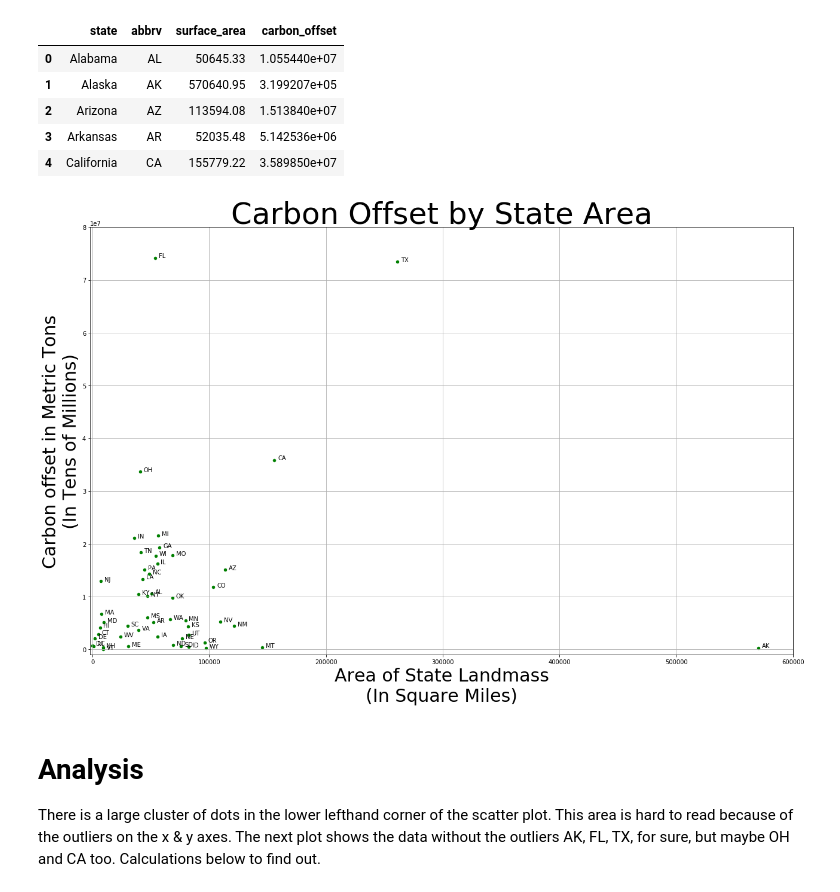
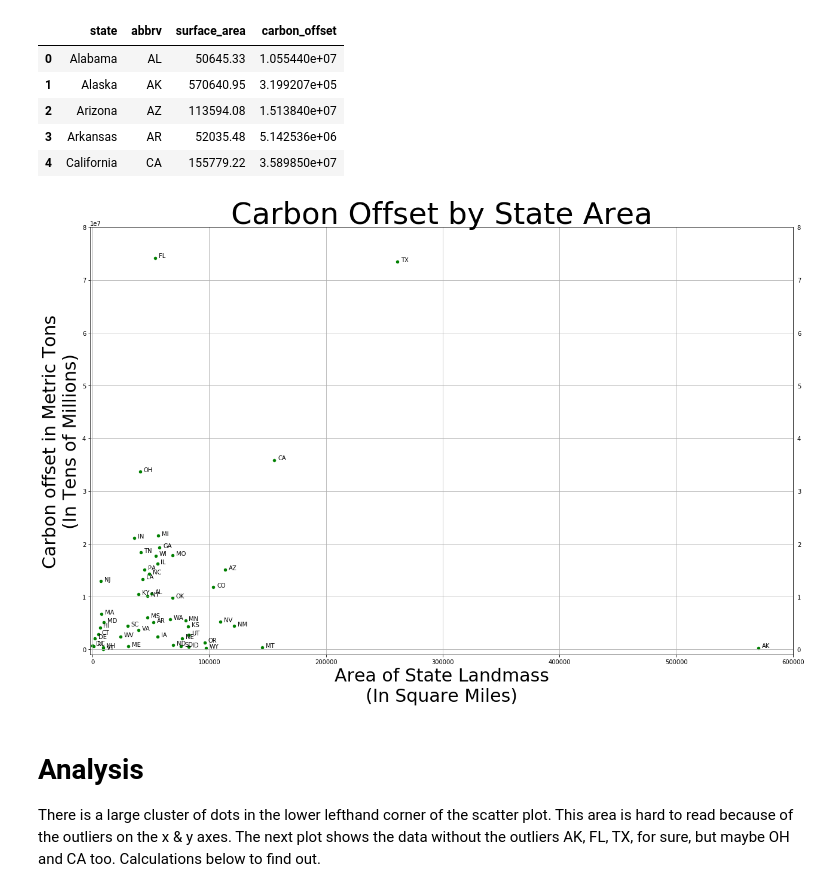
Before and after one commit to Agrattendick/The_Dirty_Hippy_Proposal_For_Clean_Solar_Energy, a Jupyter notebook: Charting/Adjusted Carbon Offset by State Landmass.ipynb, the cells around one changed output. Saved outputs shown, nothing was run; the diff lists cells and outputs as text; code cells hidden in the pictures.

Commit message:
Plot Work & ReadMe Edit
Worked on state landmass scatter plot with the dropped states. Realized that state landmass might is not as useful as originally thought, and discussed that in the readme file.

```diff
--- a/Charting/Adjusted Carbon Offset by State Landmass.ipynb
+++ b/Charting/Adjusted Carbon Offset by State Landmass.ipynb
@@ -48,34 +48,35 @@ carbon_offset_by_land_df.head()
 
 #plot the data
 carbon_offset_by_land_df.plot.scatter(x='surface_area', y='carbon_offset', figsize = (18,12), color= 'green')
 
 #titles
 plt.title('Carbon Offset by State Area', fontsize = 50)
 plt.xlabel('Area of State Landmass'
           '\n'
           '(In Square Miles)', Fontsize= 30)
 plt.ylabel('Carbon offset in Metric Tons'
           '\n'
           '(In Tens of Millions)', Fontsize= 30)
 
 #Grid & axis values
 plt.grid(True)
 plt.ylim(-1000000, 80000000)
 plt.xlim(-2000, 600000)
+plt.tick_params(labelright=True)
 
 
 #Annotation of Dots
 xaxis = np.array(carbon_offset_by_land_df['surface_area'])
 yaxis = np.array(carbon_offset_by_land_df['carbon_offset'])
 variable_label = np.array(carbon_offset_by_land_df.abbrv)
 for i, txt in enumerate(variable_label):
     plt.annotate(txt, (xaxis[i]+3000, yaxis[i]+1000))
 
 #Save figure
 plt.tight_layout()
 #plt.savefig('../Images/Carbon_Offset_by_State_Area.png')
 # %% [output]
-[figure, old version]
+[figure, new version]
 # %% [markdown]
 # Analysis
 There is a large cluster of dots in the lower lefthand corner of the scatter plot. This area is hard to read because of the outliers on the x & y axes. The next plot shows the data without the outliers AK, FL, TX, for sure, but maybe OH and CA too. Calculations below to find out.
```
Also changed, not shown: parts of 2 cells of this notebook, 3 other files.
